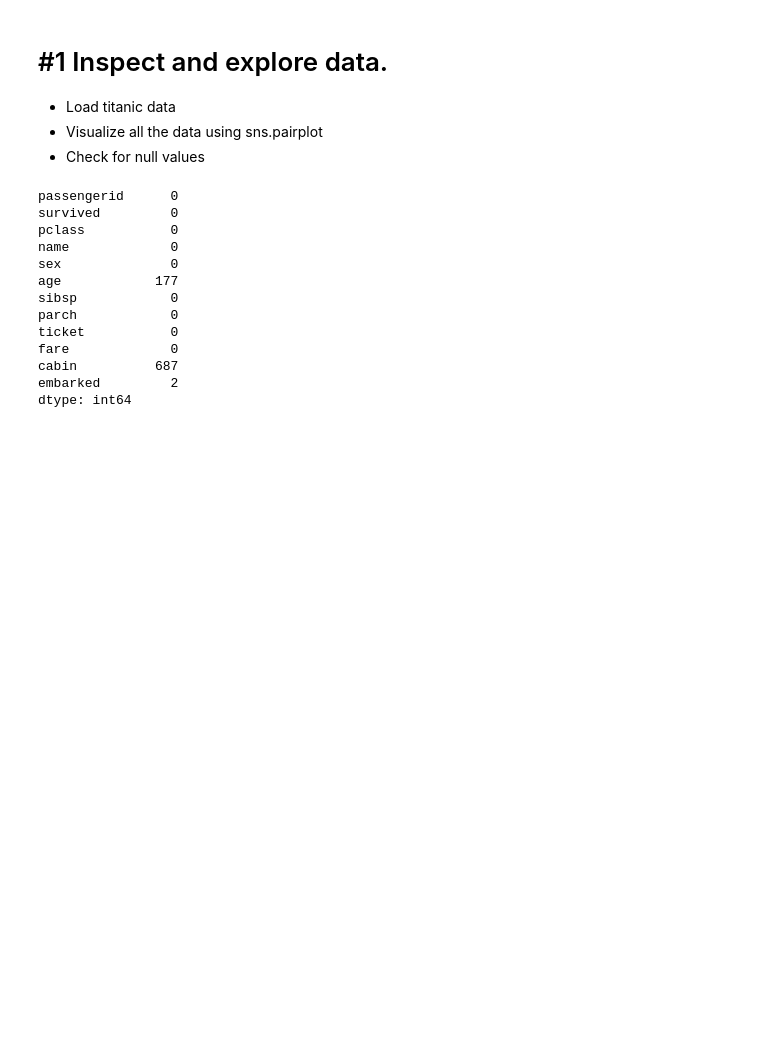
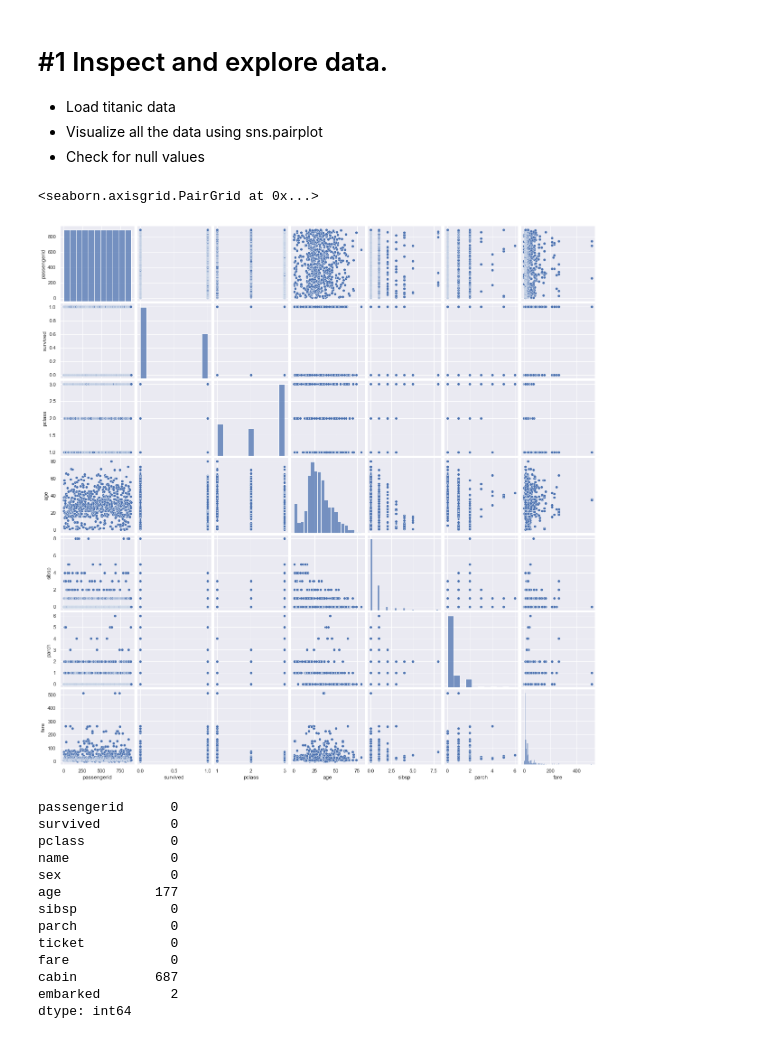
Before and after one commit to Sushobhan55/ctp_data_science, a Jupyter notebook: Week5-RandomForest/Week5-RandomForests-Exercise.ipynb, the cells around one changed output. Saved outputs shown, nothing was run; the diff lists cells and outputs as text; code cells hidden in the pictures; blank space fills up the shorter version.

```diff
--- a/Week5-RandomForest/Week5-RandomForests-Exercise.ipynb
+++ b/Week5-RandomForest/Week5-RandomForests-Exercise.ipynb
@@ -52,7 +52,10 @@ import graphviz
 df = pd.read_csv('data/titanic.csv')
 # %%
 # Visualize all the data using sns.pairplot
-#sns.pairplot(df)
+sns.pairplot(df)
+# %% [output]
+<seaborn.axisgrid.PairGrid at 0x...>
+[figure, added]
 # %%
 # Check for null values
 df.isnull().sum()
```
Also changed, not shown: parts of 9 cells of this notebook.
